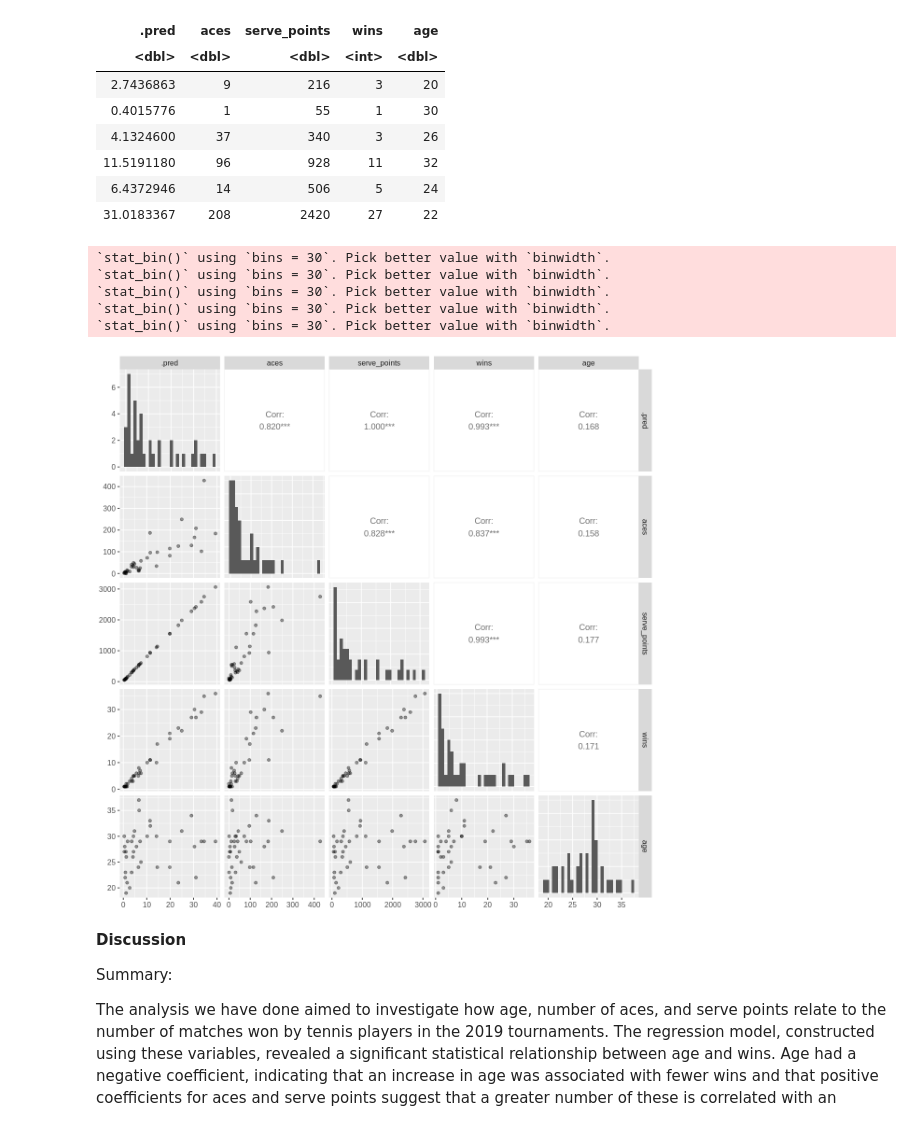
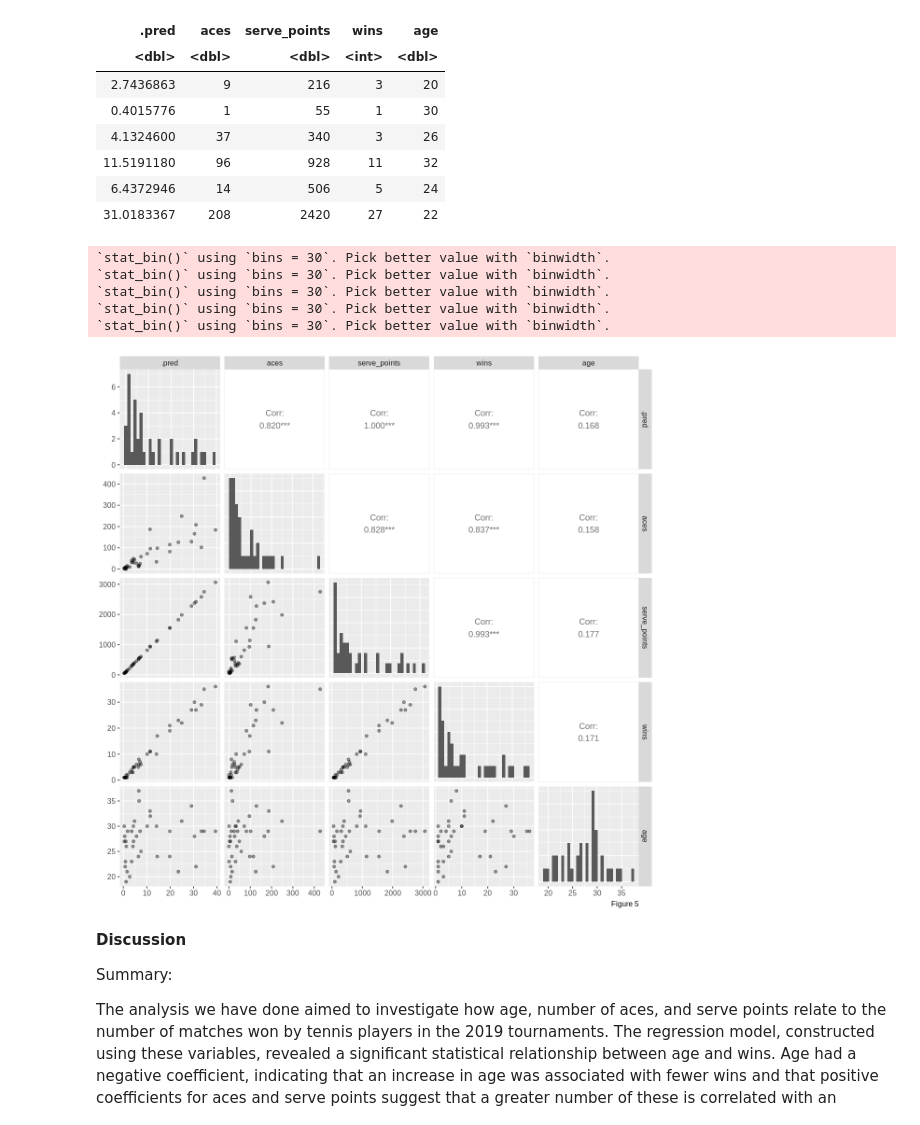
Before and after one commit to Wjolff/dsci-100-project-group20, a Jupyter notebook: group_project_proposal.ipynb, the cells around one changed output. Saved outputs shown, nothing was run; the diff lists cells and outputs as text; code cells hidden in the pictures.

```diff
--- a/group_project_proposal.ipynb
+++ b/group_project_proposal.ipynb
@@ -249,19 +253,20 @@ A tibble: 6 × 5
 # %%
 # Visualation of relationships between predicted wins (.pred), and other
 options(repr.plot.width = 10, repr.plot.height = 10)
 
 atp_test_matrix <- atp_test_preds |>
     ggpairs(lower = list(continuous = wrap('points', alpha = 0.4)),
             diag = list(continuous = "barDiag")) +
+    labs(caption = "Figure 5") +
     theme(text = element_text(size = 12))
 atp_test_matrix
 # %% [output]
 `stat_bin()` using `bins = 30`. Pick better value with `binwidth`.
 `stat_bin()` using `bins = 30`. Pick better value with `binwidth`.
 `stat_bin()` using `bins = 30`. Pick better value with `binwidth`.
 `stat_bin()` using `bins = 30`. Pick better value with `binwidth`.
 `stat_bin()` using `bins = 30`. Pick better value with `binwidth`.
-[figure, old version]
+[figure, new version]
 # %% [markdown]
 **Discussion**
 
```
Also changed, not shown: parts of 4 cells of this notebook.
